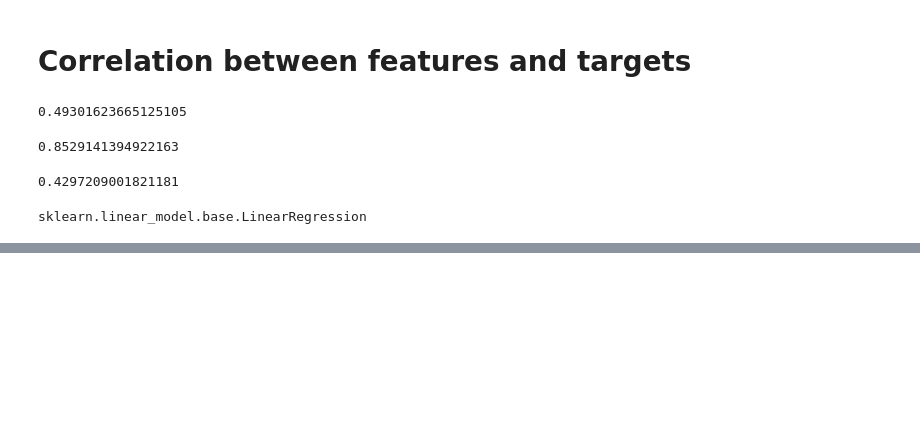
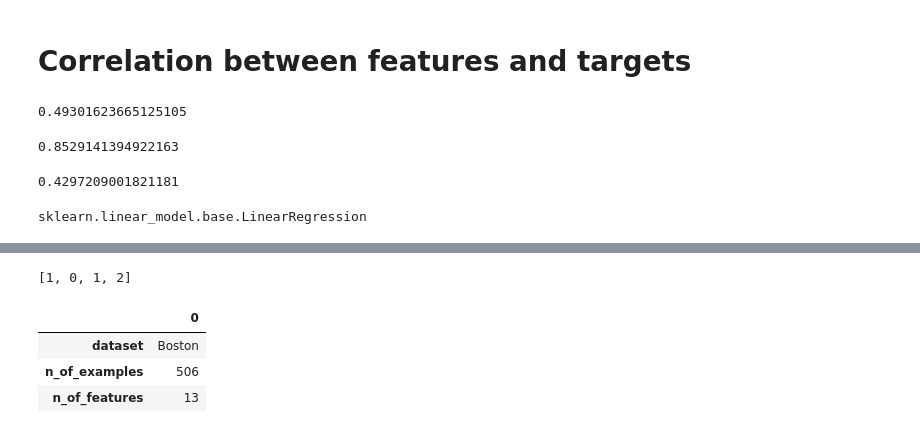
Before and after one commit to romulomadu-zz/pymeta, a Jupyter notebook: notebooks/test_notebook.ipynb, the cells around one changed output, grey strips where cells are left out. Drawn from its saved outputs; the diff is of its cells as text; code cells hidden in the pictures; blank space fills up the shorter version.

```diff
--- a/notebooks/test_notebook.ipynb
+++ b/notebooks/test_notebook.ipynb
@@ -60,0 +293,4 @@ sklearn.linear_model.base.LinearRegression
+# %%
+label_encoder(['b', 'a', 'b', 'c'])
+# %% [output]
+[1, 0, 1, 2]
@@ -60,0 +302,9 @@ sklearn.linear_model.base.LinearRegression
+# %%
+a = {'dataset': 'Boston', 'n_of_examples': 506, 'n_of_features': 13}
+# %%
+pd.DataFrame.from_dict(a, orient='index')
+# %% [output]
+|  | 0 |
+| dataset | Boston |
+| n_of_examples | 506 |
+| n_of_features | 13 |
```
Also changed, not shown: parts of 29 cells of this notebook, 15 other files.
